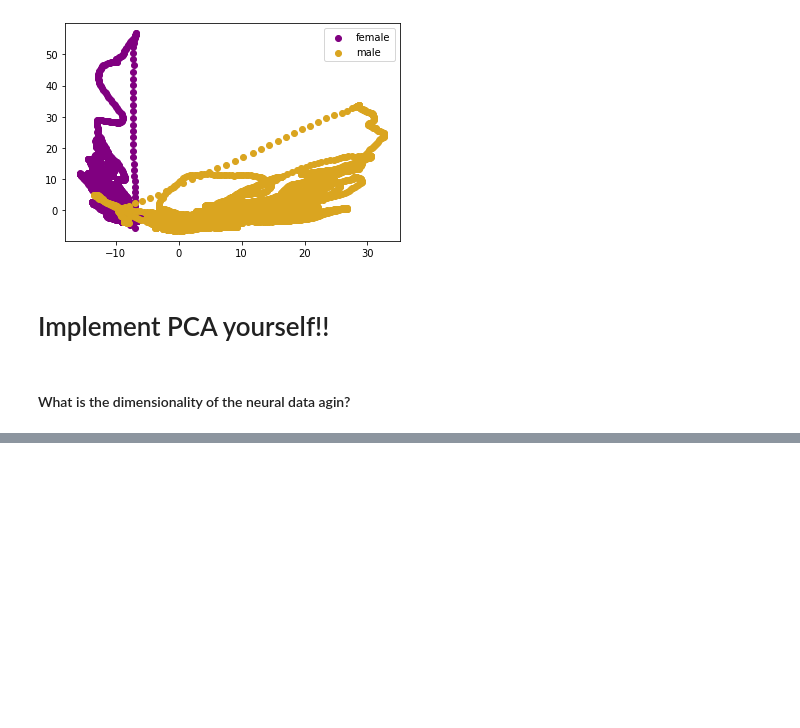
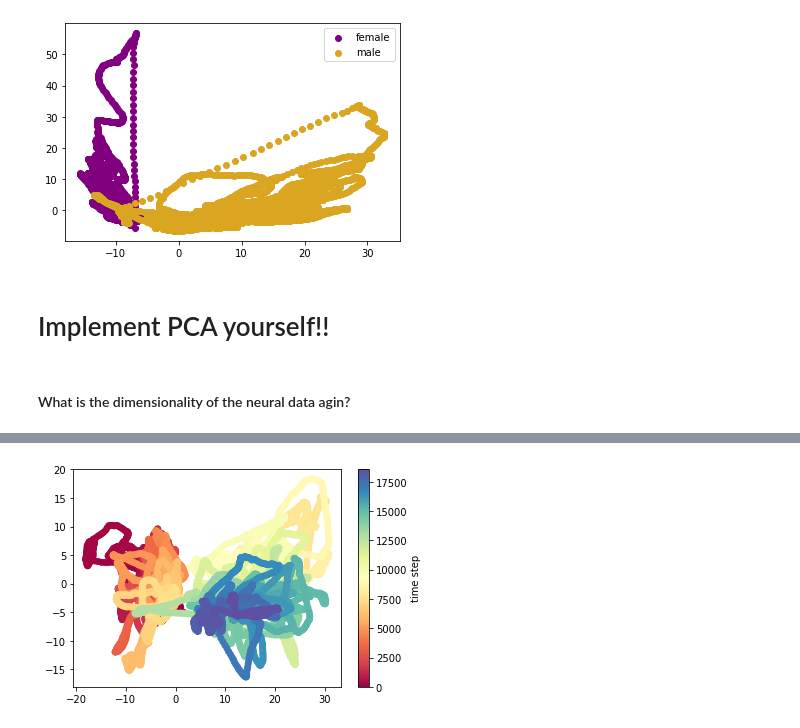
Before and after one commit to SaberaTalukder/Chen_Institute_DataSAI_for_Neuroscience, a Jupyter notebook: 07_05_22_day1_overview/code/diy_notebooks/dimensionality_reduction.ipynb, the cells around one changed output, grey strips where cells are left out. Saved outputs shown, nothing was run; the diff lists cells and outputs as text; code cells hidden in the pictures; blank space fills up the shorter version.

```diff
--- a/07_05_22_day1_overview/code/diy_notebooks/dimensionality_reduction.ipynb
+++ b/07_05_22_day1_overview/code/diy_notebooks/dimensionality_reduction.ipynb
@@ -561,0 +703,18 @@ print(U.shape, S.shape, Vt.shape)
+# %%
+# Option 1
+# calculate the covariance matrix
+cov_matrix = np.cov(mean_centered_neural_data, y=None, rowvar=True, bias=False)
+
+# compute the eigenvalues and eigenvectors of the covariance matrix
+eigenvalues, eigenvectors = np.linalg.eig(cov_matrix)
+
+# tranform data using 2 PCs and plot
+model_2_pca_from_scratch = np.dot(mean_centered_neural_data.T, eigenvectors[:, 0:2])
+
+time_varying_color = np.arange(0, model_2_pca_from_scratch.shape[0], 1)
+_ = plt.scatter(model_2_pca_from_scratch[:, 0], model_2_pca_from_scratch[:, 1], c=time_varying_color, cmap='Spectral')
+cbar = plt.colorbar()
+cbar.set_label('time step')
+_ = plt.show()
+# %% [output]
+[figure, added]
```
Also changed, not shown: parts of 16 cells of this notebook, 1 other file.
